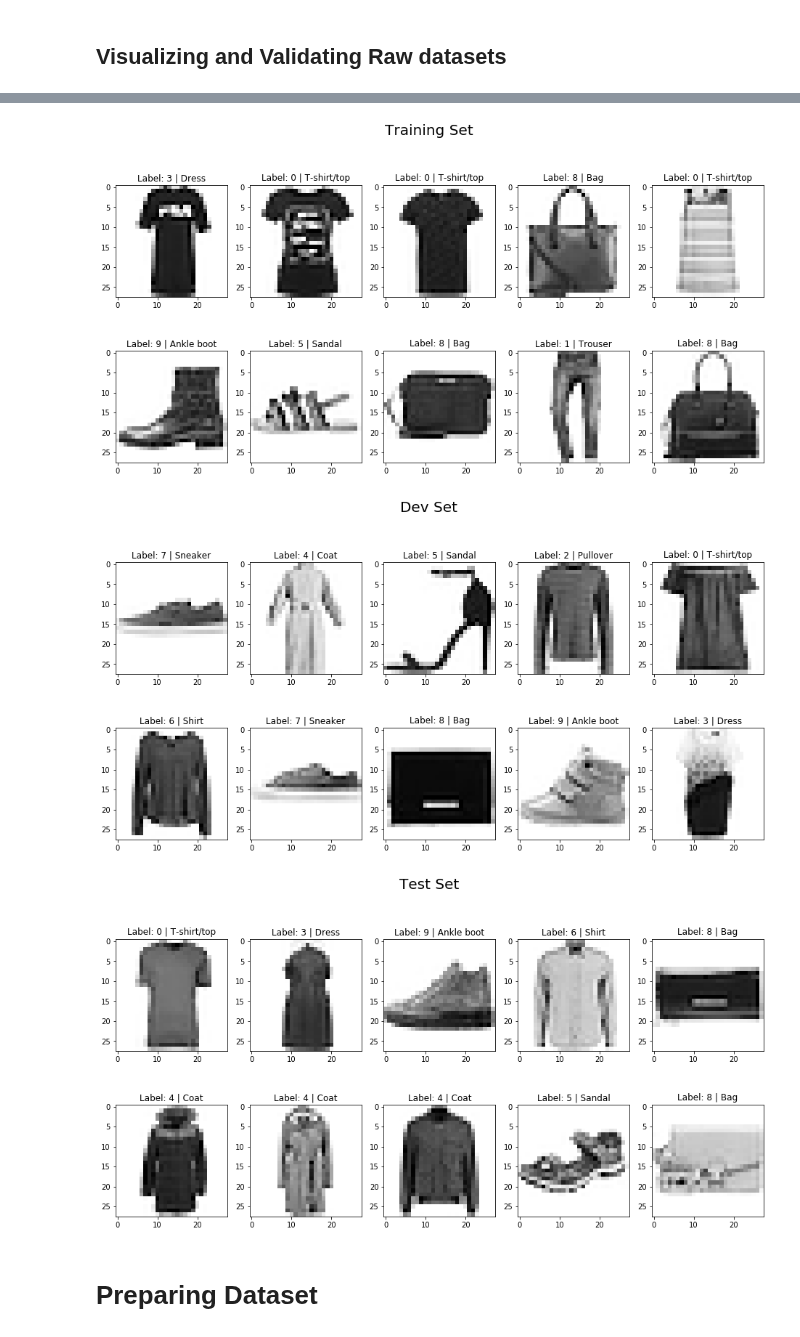
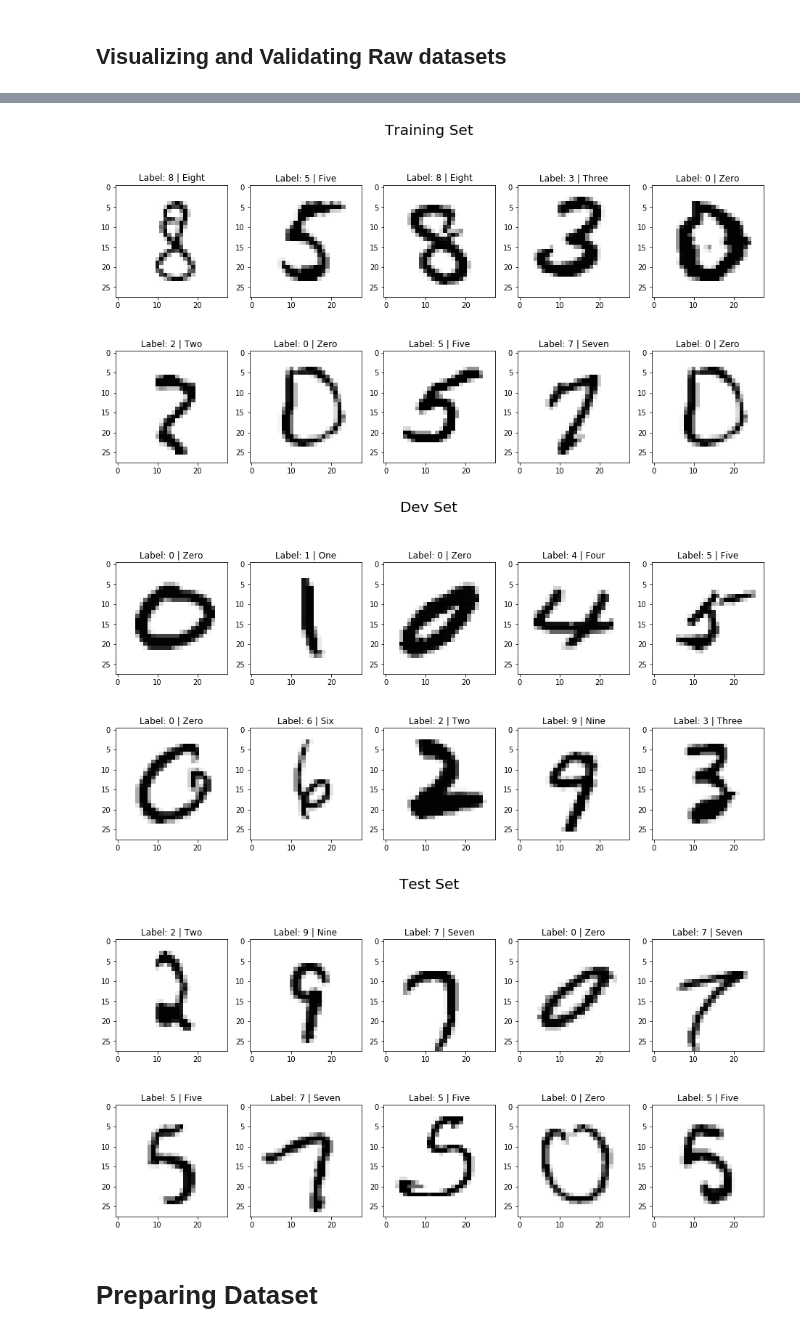
Before and after one commit to kattelsameer/HandWritten-Digit-Recognition-using-Deep-Learning, a Jupyter notebook: 9. Final Project/dataPrep.ipynb, the cells around one changed output, grey strips where cells are left out. Saved outputs shown, nothing was run; the diff lists cells and outputs as text; code cells hidden in the pictures.

Commit message:
splitting of dataset for validation is made from Training set(earlier was from test set)

```diff
--- a/9. Final Project/dataPrep.ipynb
+++ b/9. Final Project/dataPrep.ipynb
@@ -395,7 +404,7 @@ def load_dataset(dataset, size_in_per = 100):
 dataset_size_in_per = 100
 
 toc = time.time()
-train_x_orig, train_y_orig, test_x_orig, test_y_orig = load_dataset(dataset = "fashion_mnist", size_in_per = dataset_size_in_per)
+train_x_orig, train_y_orig, test_x_orig, test_y_orig = load_dataset(dataset = "mnist", size_in_per = dataset_size_in_per)
 
 tic = time.time()
 #displaying the retrival info
@@ -464,11 +473,11 @@ def dev_test_split(test_x,test_y):
 # %%
-dev_x_split, dev_y_split, test_x_split, test_y_split = dev_test_split(test_x_orig, test_y_orig)
+train_x_split, train_y_split, dev_x_split, dev_y_split = train_dev_split(train_x_orig, train_y_orig)
 
-print("Data\t\t\t","Datatype\t\t","Shape")
-print("=================================================================")
-print("Dev Set Images:\t\t" + str(type(dev_x_split))+"\t",str(dev_x_split.shape))
-print("Dev Set Labels:\t\t" + str(type(dev_y_split))+"\t",str(dev_y_split.shape))
-print("Test Set Images:\t" + str(type(test_x_split))+"\t",str(test_x_split.shape))
-print("Test Set Labels:\t" + str(type(test_y_split))+"\t",str(test_y_split.shape))
-print("=================================================================")
+print("Data\t\t\t\t","Datatype\t\t","Shape")
+print("========================================================================")
+print("Training Set Images:\t\t" + str(type(train_x_split))+"\t",str(train_x_split.shape))
+print("Training Set Labels:\t\t" + str(type(train_y_split))+"\t",str(train_y_split.shape))
+print("Development Set Images:\t\t" + str(type(dev_x_split))+"\t",str(dev_x_split.shape))
+print("Development Set Labels:\t\t" + str(type(dev_y_split))+"\t",str(dev_y_split.shape))
+print("========================================================================")
 # %% [output]
@@ -563,7 +572,7 @@ def label_description(dataset):
 
     return desc
 # %%
-label_desc = label_description(dataset = "fashion_mnist")
+label_desc = label_description(dataset = "mnist")
 
 plt.imshow(test_x_orig[200], cmap = "Greys")
 a = int(test_y_orig[200])
@@ -589,7 +601,7 @@ def visualize_dataset(x_orig, y_orig, dataset, dataset_type):
     label_desc = label_description(dataset)
 
     #generating a range of index for image samples to be visualized
-    rng = np.random.randint(0,5000,10)
+    rng = np.random.randint(0,1000,10)
     #generating the visualization lables based on the dataset_type
     visual_title = "%s Set"%dataset_type.capitalize()
 
@@ -604,13 +616,13 @@ def visualize_dataset(x_orig, y_orig, dataset, dataset_type):
         ax.set(title = "Label: %d | %s"%(y_orig[i,0], label_desc[y_orig[i,0]] ))
 #         ax.set_xtick(False)
 # %%
-visualize_dataset(train_x_orig, train_y_orig, dataset = "fashion_mnist", dataset_type = "training")
-visualize_dataset(dev_x_split, dev_y_split, dataset = "fashion_mnist", dataset_type = "dev")
-visualize_dataset(test_x_split, test_y_split, dataset = "fashion_mnist", dataset_type="test")
+visualize_dataset(train_x_split, train_y_split, dataset = "mnist", dataset_type = "training")
+visualize_dataset(dev_x_split, dev_y_split, dataset = "mnist", dataset_type = "dev")
+visualize_dataset(test_x_orig, test_y_orig, dataset = "mnist", dataset_type="test")
 # %% [output]
-[figure, old version]
+[figure, new version]
-[figure, old version]
+[figure, new version]
-[figure, old version]
+[figure, new version]
 # %% [markdown]
 # Preparing Dataset
 # %% [markdown]
```
Also changed, not shown: parts of 15 cells of this notebook, 1 other file.
